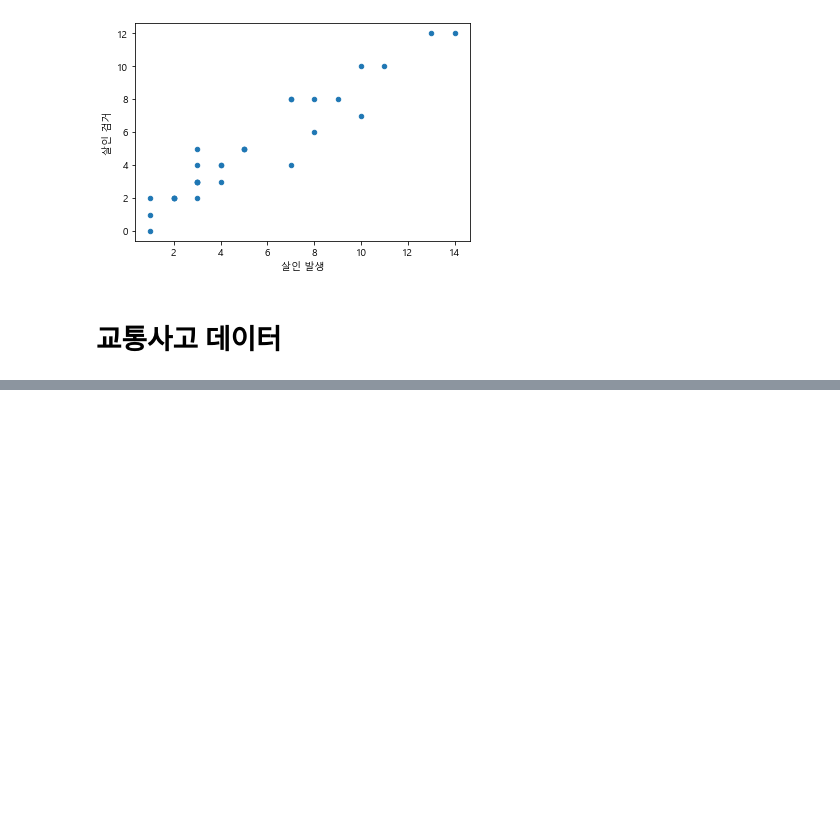
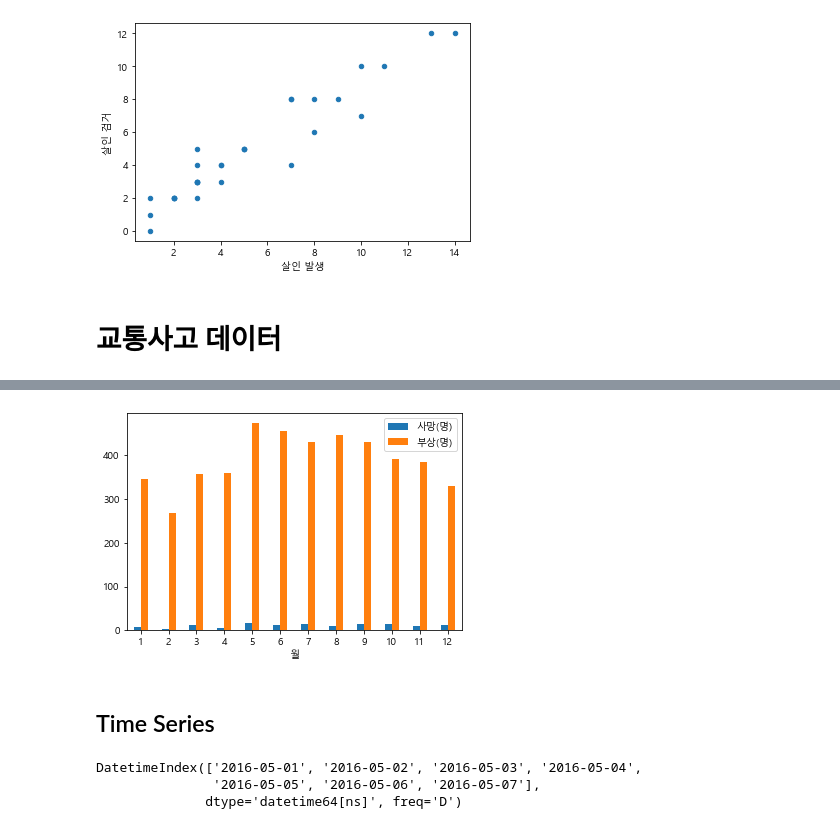
Before and after one commit to pillz9408/python, a Jupyter notebook: DataVisualize/matplotlibEx3.ipynb, the cells around one changed output, grey strips where cells are left out. Saved outputs shown, nothing was run; the diff lists cells and outputs as text; code cells hidden in the pictures; blank space fills up the shorter version.

```diff
--- a/DataVisualize/matplotlibEx3.ipynb
+++ b/DataVisualize/matplotlibEx3.ipynb
@@ -78,0 +51,8 @@ df2016.head(4)
+# %%
+df2014 = pd.read_csv('./2014년 졸음운전 교통사고.csv',encoding='euc-kr')
+df2015 = pd.read_csv('./2015년 졸음운전 교통사고.csv',encoding='euc-kr')
+df2016 = pd.read_csv('./2016년 졸음운전 교통사고.csv',encoding='euc-kr')
+# %%
+data = pd.concat([df2014,df2015,df2016])
+data.set_index('구분',inplace=True)
+data
@@ -78,0 +78,4 @@ df2016.head(4)
+# %%
+# 데이터 복사
+dt = data.copy()
+dt
@@ -78,0 +103,6 @@ df2016.head(4)
+# %%
+# string 을 Date 타입으로 변환
+dt.index=pd.to_datetime(dt.index,format='%Y년%m월')
+dt.set_index([dt.index.year,dt.index.month],inplace=True)
+dt.index.names =['연도','월']
+dt
@@ -78,0 +156,15 @@ df2016.head(4)
+# %%
+# 2014년도 월별 사망, 부상 데이터를 바 차트로 구현하기.
+dt.loc[2014][['사망(명)','부상(명)']].plot(kind='bar',rot=0)
+plt.show()
+# %% [output]
+[figure, added]
+# %% [markdown]
+## Time Series
+# %%
+dates = pd.date_range('2016-05-01','2016-05-07')
+dates
+# %% [output]
+DatetimeIndex(['2016-05-01', '2016-05-02', '2016-05-03', '2016-05-04',
+               '2016-05-05', '2016-05-06', '2016-05-07'],
+              dtype='datetime64[ns]', freq='D')
```
Also changed, not shown: parts of 45 cells of this notebook, 2 other files.
